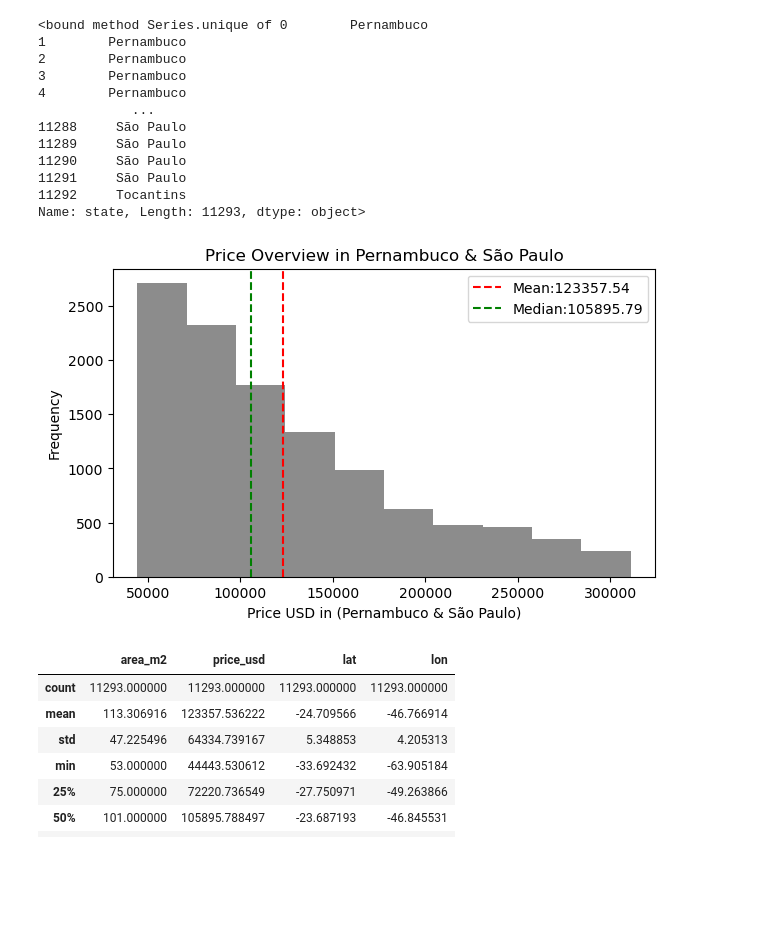
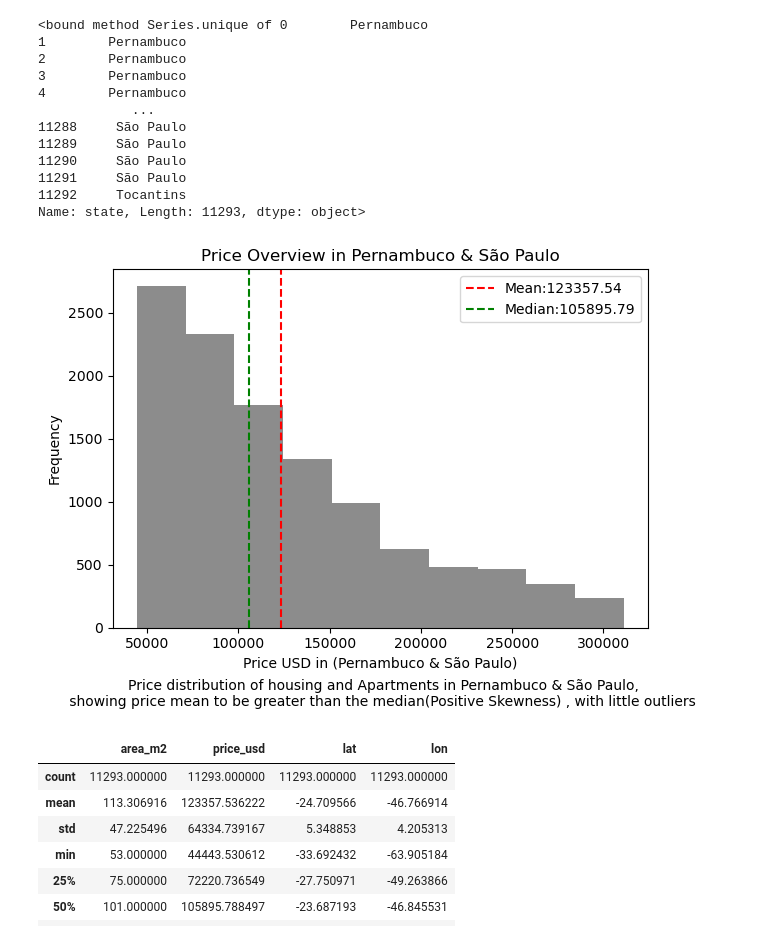
Before and after one commit to scorthiantech/My-Appclick-Assignments, a Jupyter notebook: EDA assignment.ipynb, the cells around one changed output. Saved outputs shown, nothing was run; the diff lists cells and outputs as text; code cells hidden in the pictures; blank space fills up the shorter version.

```diff
--- a/EDA assignment.ipynb
+++ b/EDA assignment.ipynb
@@ -362,17 +374,26 @@ Name: state, Length: 11293, dtype: object>
 # %%
 from matplotlib.pyplot import xlabel
 
 
 fig, ax= plt.subplots(figsize = (7,4))
 ax.hist(clean_df2["price_usd"], color= "grey", alpha= 0.9)
 ax.axvline(clean_df2["price_usd"].mean(), linestyle= "--", color= "red", label= f"Mean:{clean_df2["price_usd"].mean():.2f}")
 ax.axvline(np.median(clean_df2["price_usd"]), linestyle= "--", color= "green", label= f"Median:{np.median(clean_df2["price_usd"]):.2f}")
 ax.set_xlabel("Price USD in (Pernambuco & São Paulo)")
 ax.set_ylabel("Frequency")
 ax.set_title("Price Overview in Pernambuco & São Paulo")
-ax.legend();
+ax.legend()
+
+fig.text(
+    0.5, 0.02,
+    "Price distribution of housing and Apartments in Pernambuco & São Paulo,\n" \
+    " showing price mean to be greater than the median(Positive Skewness) , with little outliers ",
+    ha="center", fontsize=10)
+
+plt.tight_layout(rect=[0, 0.07, 0.9, 1.2])
+plt.show()
 # %% [output]
-[figure, old version]
+[figure, new version]
 # %%
 clean_df2.describe()
 # %% [output]
```
Also changed, not shown: parts of 4 cells of this notebook.
